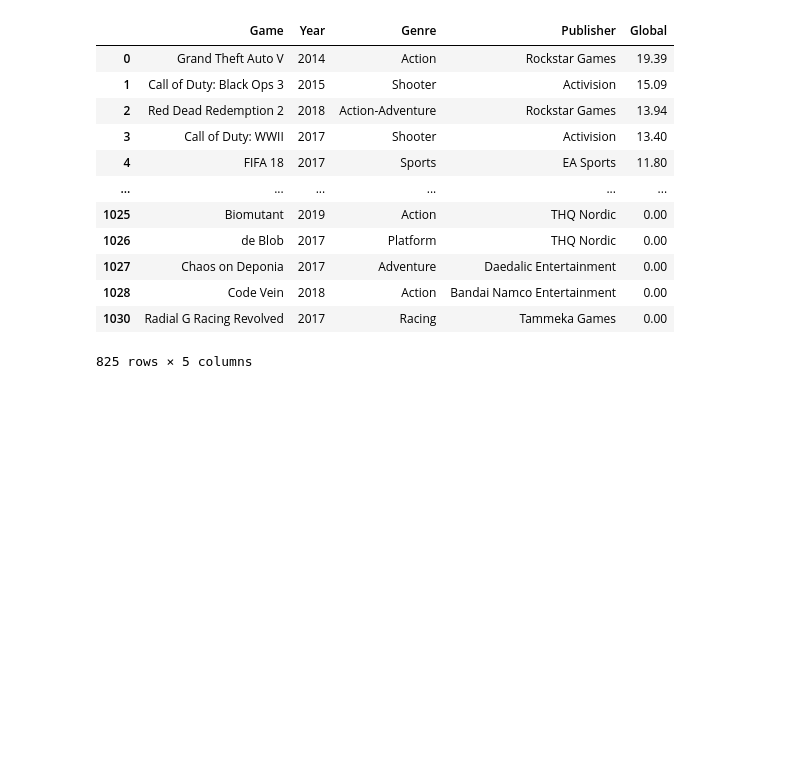
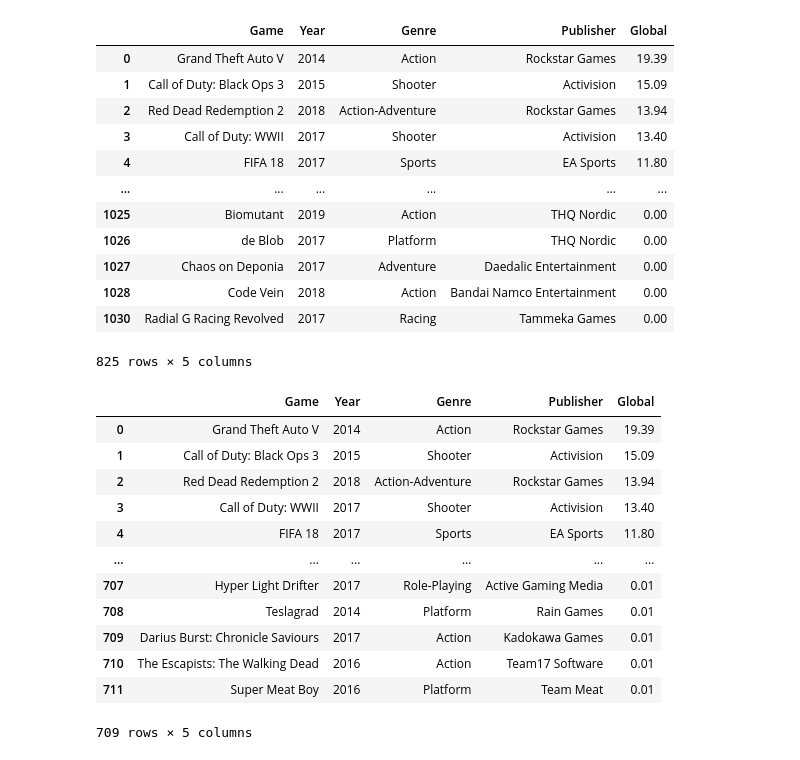
Before and after one commit to JosephKowalski2/AirflowWeekend, a Jupyter notebook: airflow-proj-files/PS4_Game_Sales.ipynb, the cells around one changed output. Saved outputs shown, nothing was run; the diff lists cells and outputs as text; code cells hidden in the pictures; blank space fills up the shorter version.

```diff
--- a/airflow-proj-files/PS4_Game_Sales.ipynb
+++ b/airflow-proj-files/PS4_Game_Sales.ipynb
@@ -126,3 +128,19 @@ data2
+# %%
+data2
+# %% [output]
+|  | Game | Year | Genre | Publisher | Global |
+| 0 | Grand Theft Auto V | 2014 | Action | Rockstar Games | 19.39 |
+| 1 | Call of Duty: Black Ops 3 | 2015 | Shooter | Activision | 15.09 |
+| 2 | Red Dead Redemption 2 | 2018 | Action-Adventure | Rockstar Games | 13.94 |
+| 3 | Call of Duty: WWII | 2017 | Shooter | Activision | 13.40 |
+| 4 | FIFA 18 | 2017 | Sports | EA Sports | 11.80 |
+| ... | ... | ... | ... | ... | ... |
+| 707 | Hyper Light Drifter | 2017 | Role-Playing | Active Gaming Media | 0.01 |
+| 708 | Teslagrad | 2014 | Platform | Rain Games | 0.01 |
+| 709 | Darius Burst: Chronicle Saviours | 2017 | Action | Kadokawa Games | 0.01 |
+| 710 | The Escapists: The Walking Dead | 2016 | Action | Team17 Software | 0.01 |
+| 711 | Super Meat Boy | 2016 | Platform | Team Meat | 0.01 |
+709 rows × 5 columns
 # %%
 data2.reset_index(drop=True, inplace=True)
 # %%
```
Also changed, not shown: parts of 3 cells of this notebook.
